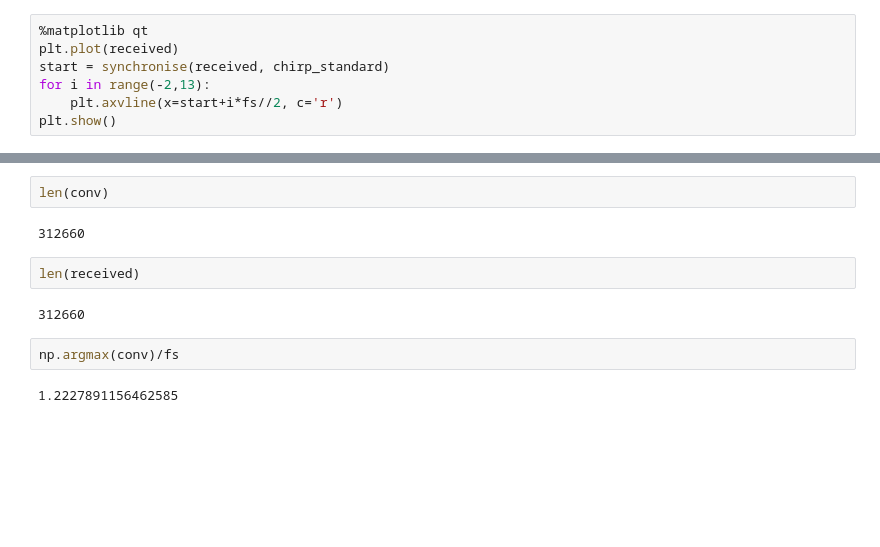
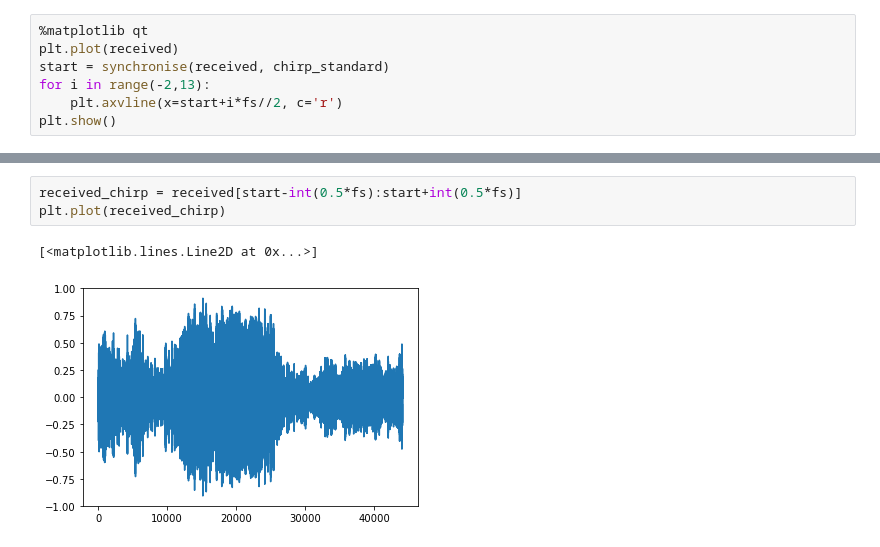
Before and after one commit to barkermrl/AudioModem, a Jupyter notebook: Estimation/OFDM.ipynb, the cells around one changed output, grey strips where cells are left out. Saved outputs shown, nothing was run; the diff lists cells and outputs as text; blank space fills up the shorter version.

```diff
--- a/Estimation/OFDM.ipynb
+++ b/Estimation/OFDM.ipynb
@@ -76,12 +78,6 @@ plt.plot(received_frame)
-# %%
-len(conv)
-# %% [output]
-312660
-# %%
-len(received)
-# %% [output]
-312660
-# %%
-np.argmax(conv)/fs
-# %% [output]
-1.2227891156462585
+# %%
+received_chirp = received[start-int(0.5*fs):start+int(0.5*fs)]
+plt.plot(received_chirp)
+# %% [output]
+[<matplotlib.lines.Line2D at 0x...>]
+[figure, added]
```
Also changed, not shown: parts of 27 cells of this notebook, 14 other files.
